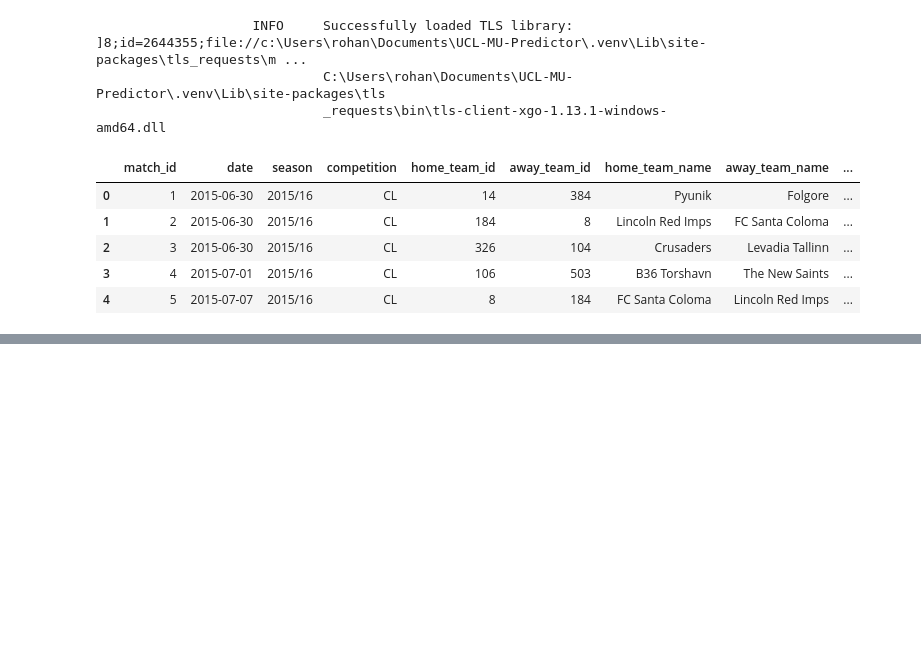
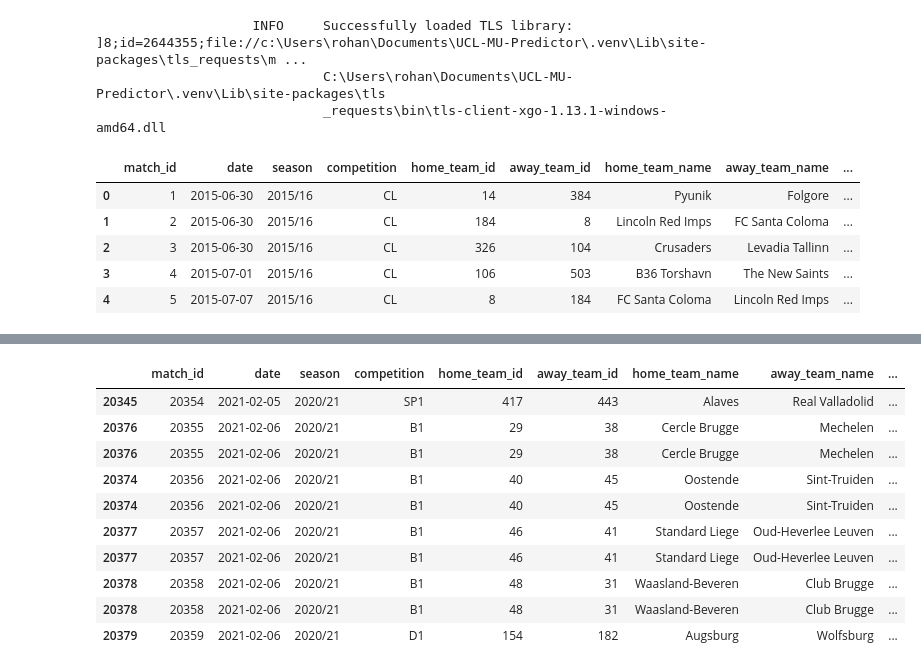
Before and after one commit to rohanhs568/UCL-MU-Predictor, a Jupyter notebook: notebooks/02_poisson_ml_model_.ipynb, the cells around one changed output, grey strips where cells are left out. Saved outputs shown, nothing was run; the diff lists cells and outputs as text; code cells hidden in the pictures; blank space fills up the shorter version.

```diff
--- a/notebooks/02_poisson_ml_model_.ipynb
+++ b/notebooks/02_poisson_ml_model_.ipynb
@@ -147,0 +219,32 @@ elo_matches.head()
+# %%
+home_elo_matches = elo_matches.copy()
+home_elo_matches['elo_diff'] = home_elo_matches['home_elo_before'] - home_elo_matches['away_elo_before']
+home_elo_matches['H'] = 1
+home_elo_matches['goals'] = home_elo_matches['home_goals']
+
+away_elo_matches = elo_matches.copy()
+away_elo_matches['elo_diff'] = away_elo_matches['away_elo_before'] - away_elo_matches['home_elo_before']
+away_elo_matches['H'] = 0
+away_elo_matches['goals'] = away_elo_matches['away_goals']
+
+doubled_elo_matches = pd.concat([home_elo_matches, away_elo_matches])
+
+doubled_elo_matches = doubled_elo_matches.sort_values(
+    ['date', 'match_id']
+)
+
+middle = len(doubled_elo_matches) // 2
+
+display(doubled_elo_matches[middle - 5:middle + 5])
+# %% [output]
+|  | match_id | date | season | competition | home_team_id | away_team_id | home_team_name | away_team_name | ... |
+| 20345 | 20354 | 2021-02-05 | 2020/21 | SP1 | 417 | 443 | Alaves | Real Valladolid | ... |
+| 20376 | 20355 | 2021-02-06 | 2020/21 | B1 | 29 | 38 | Cercle Brugge | Mechelen | ... |
+| 20376 | 20355 | 2021-02-06 | 2020/21 | B1 | 29 | 38 | Cercle Brugge | Mechelen | ... |
+| 20374 | 20356 | 2021-02-06 | 2020/21 | B1 | 40 | 45 | Oostende | Sint-Truiden | ... |
+| 20374 | 20356 | 2021-02-06 | 2020/21 | B1 | 40 | 45 | Oostende | Sint-Truiden | ... |
+| 20377 | 20357 | 2021-02-06 | 2020/21 | B1 | 46 | 41 | Standard Liege | Oud-Heverlee Leuven | ... |
+| 20377 | 20357 | 2021-02-06 | 2020/21 | B1 | 46 | 41 | Standard Liege | Oud-Heverlee Leuven | ... |
+| 20378 | 20358 | 2021-02-06 | 2020/21 | B1 | 48 | 31 | Waasland-Beveren | Club Brugge | ... |
+| 20378 | 20358 | 2021-02-06 | 2020/21 | B1 | 48 | 31 | Waasland-Beveren | Club Brugge | ... |
+| 20379 | 20359 | 2021-02-06 | 2020/21 | D1 | 154 | 182 | Augsburg | Wolfsburg | ... |
```
Also changed, not shown: parts of 6 cells of this notebook.
